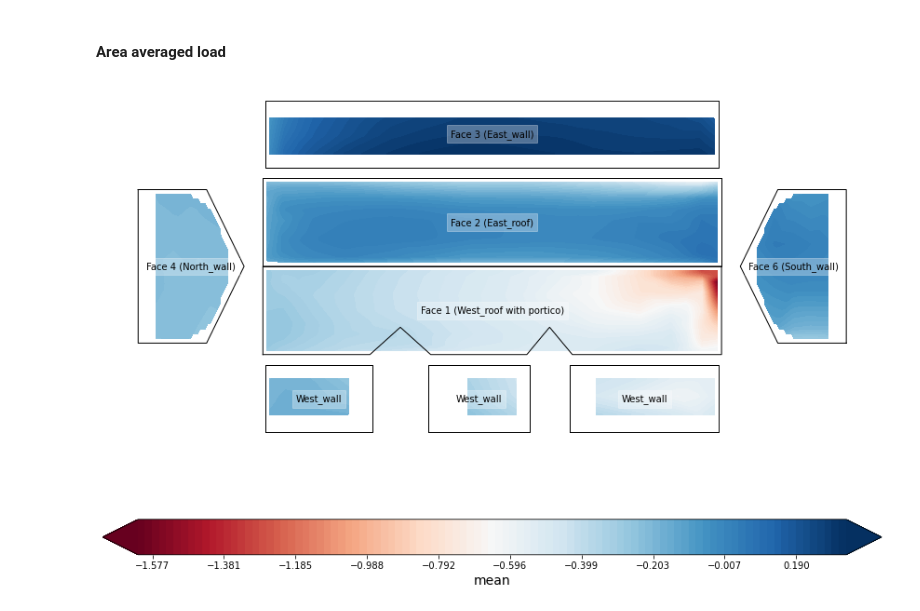
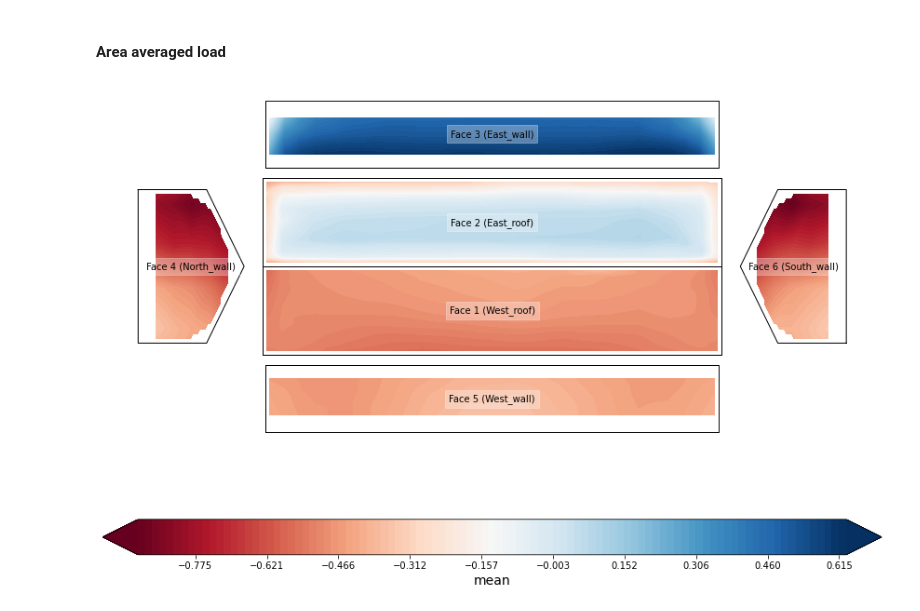
Before and after one commit to Tsinuel/windCalc, a Jupyter notebook: src/notebooks/NRCtests/nrcNB_Case1.ipynb, the cells around one changed output. Saved outputs shown, nothing was run; the diff lists cells and outputs as text; code cells hidden in the pictures.

```diff
--- a/src/notebooks/NRCtests/nrcNB_Case1.ipynb
+++ b/src/notebooks/NRCtests/nrcNB_Case1.ipynb
@@ -1232,9 +1230,9 @@ NBCC_max[5][2] = NBCC_max[4][2]     # Zone w
 
 print(NBCC_max)
 # %%
-x = cp_C1.plotTapCpStatContour(fieldName='mean', dxnIdx=14, )
+x = cp_C2.plotTapCpStatContour(fieldName='mean', dxnIdx=10,)
 # %% [output]
-[figure, old version]
+[figure, new version]
 # %%
 areaFctr_FS = (1e-3/cp.lScl)**2
 fig, _ = cp.plotAreaAveragedStat(figSize=[10,12], plotExtremesPerNominalArea=False, xLimits=[0.1, 200], yLimits=[-10, 4], areaFactor=areaFctr_FS,
```
Also changed, not shown: parts of 1 cell of this notebook, 7 other files.
